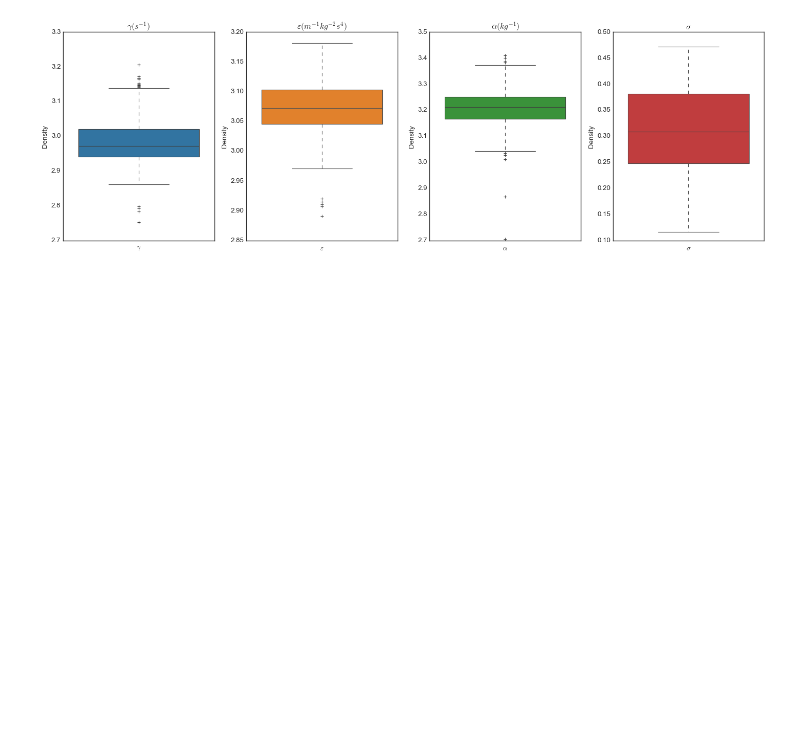
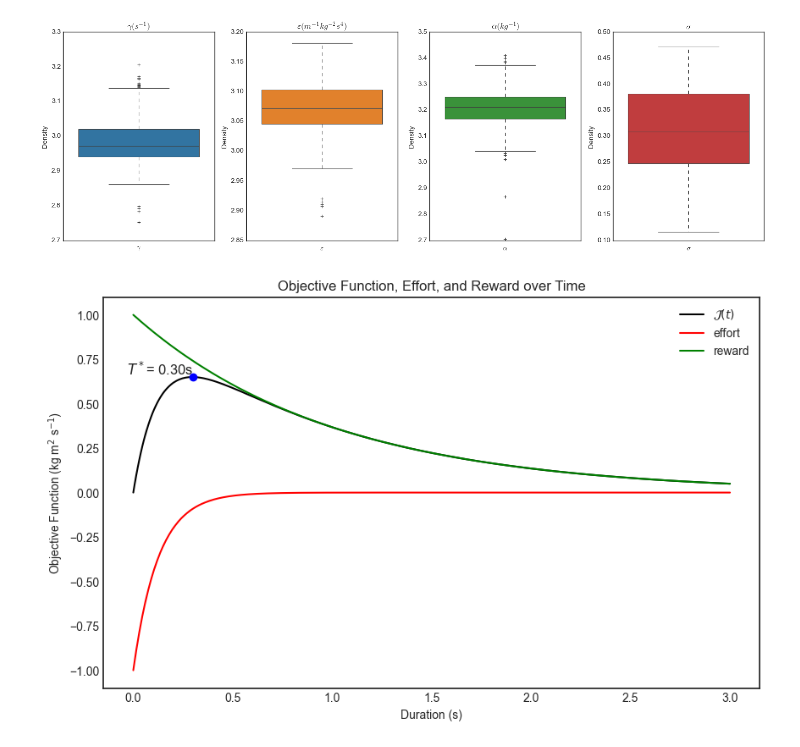
Before and after one commit to flaviaferrus/MotorControlPrediction, a Jupyter notebook: Notebooks/MultipleSubjects.ipynb, the cells around one changed output. Drawn from its saved outputs; the diff is of its cells as text; code cells hidden in the pictures; blank space fills up the shorter version.

```diff
--- a/Notebooks/MultipleSubjects.ipynb
+++ b/Notebooks/MultipleSubjects.ipynb
@@ -635,3 +642,53 @@ box_plot_params(parameters = combined_params, style_label ='seaborn-v0_8-white',
                                      pic_name = 'params_boxplot')
 # %% [output]
 [figure]
+# %%
+import matplotlib.pyplot as plt
+import numpy as np
+
+style_label = 'seaborn-v0_8-white'
+
+# Define the time variable
+t = np.linspace(0, 3, 400)  # time from 0 to 3 seconds
+
+# Define the functions
+# Effort function
+def effort(t):
+    return -np.exp(-t * 8)
+
+# Reward function
+def reward(t):
+    return np.exp(-t)
+
+# Objective function J(t)
+def J(t):
+    return reward(t) + effort(t)
+
+plt.style.use(style_label)
+
+# Calculate the point where J(t) attains its maximum
+t_star_index = np.argmax(J(t))  # index of the maximum value in J(t)
+t_star = t[t_star_index]        # time at which J(t) is maximum
+J_star = J(t)[t_star_index]     # maximum value of J(t)
+
+# Plotting
+plt.figure(figsize=(10, 6))
+
+plt.plot(t, J(t), label=r'$\mathcal{J}(t)$', color='black')
+plt.plot(t, effort(t), label='effort', color='red')
+plt.plot(t, reward(t), label='reward', color='green')
+
+# Plot the point where J(t) attains its maximum
+plt.scatter(t_star, J_star, color='blue', zorder=5)
+plt.text(t_star, J_star, r'$T^*$= '+f'{t_star:.2f}s', fontsize=12, verticalalignment='bottom', horizontalalignment='right')
+
+# Adding a grid, legend, and labels
+plt.xlabel('Duration (s)')
+plt.ylabel('Objective Function (kg m$^2$ s$^{-1}$)')
+plt.title('Objective Function, Effort, and Reward over Time')
+plt.legend()
+# plt.grid(True)
+
+plt.show()
+# %% [output]
+[figure, added]
```
Also changed, not shown: parts of 6 cells of this notebook, 6 other files.
